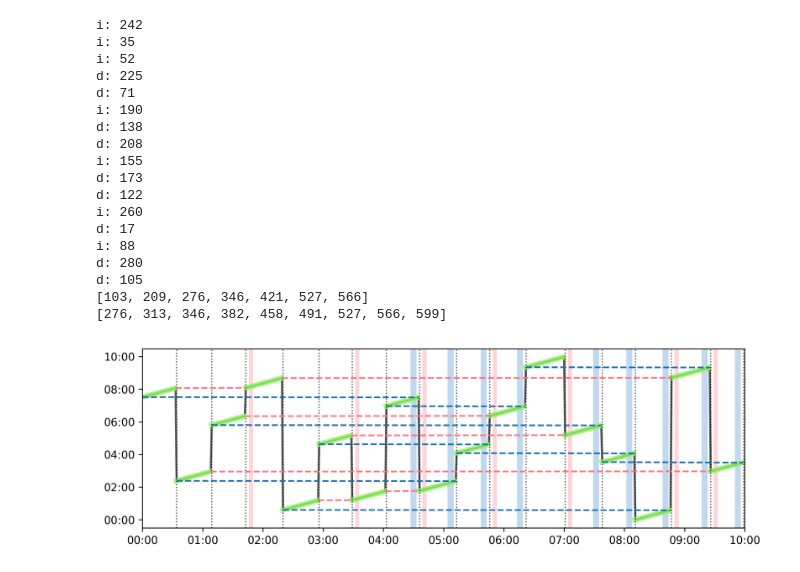
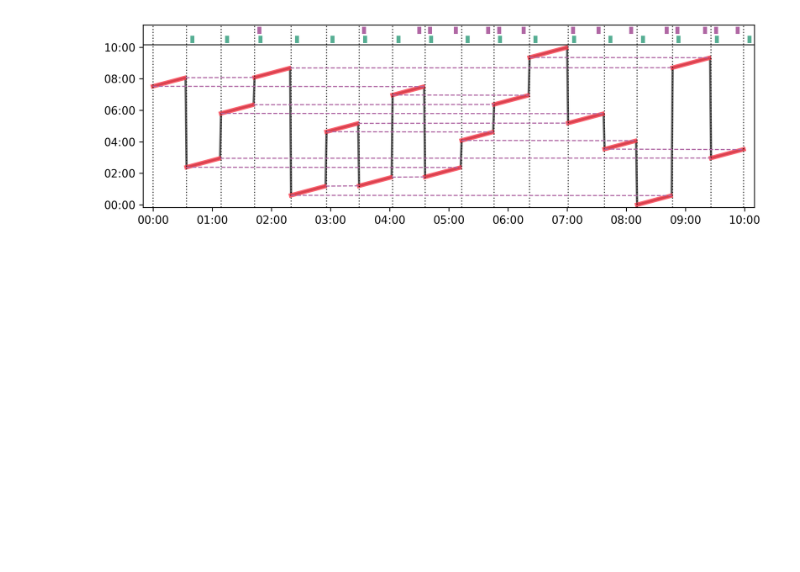
Before and after one commit to jwparks/NarrativePuzzle, a Jupyter notebook: Figure_S1.ipynb, the cells around one changed output. Cells and saved outputs as stored; diff of their text form; code cells hidden in the pictures; blank space fills up the shorter version.

```diff
--- a/Figure_S1.ipynb
+++ b/Figure_S1.ipynb
@@ -1,8 +1,7 @@
 # %%
+# Supplementary Figure S1 A
+
 import numpy as np
-from scipy.stats import rankdata, ttest_rel, ttest_1samp
-from scipy.stats import zscore
-
 from matplotlib import pyplot as plt
 
 plt.style.use('default')
@@ -53,81 +52,52 @@ for i in range(1, len(map_i2s)):
         pass
     else:
         end = i-1
-        plt.plot(np.arange(start, i-1), map_i2s[start:i-1], lw=5, c='#94F667', linestyle='-', alpha=0.8)
+        plt.plot(np.arange(start, i-1), map_i2s[start:i-1], lw=4, c='#fa3c4c', linestyle='-', alpha=0.8)
         start = i
-plt.plot(np.arange(start, 600), map_i2s[start:], lw=5, c='#94F667', linestyle='-', alpha=0.8)
+plt.plot(np.arange(start, 600), map_i2s[start:], lw=4, c='#fa3c4c', linestyle='-', alpha=0.8)
 scene_change = np.array([0, 34,  69,  103, 140, 176, 209, 243, 276,
                          313, 346, 382, 421, 458, 491, 527, 566, 599])
 for s in scene_change:
     plt.axvline(s, c='k',lw=1, alpha=0.8, linestyle=':')
-    #plt.text(s, 10, str(s), va='center', ha='center', fontsize=8)
 
+offset = 0.0
 prev_endtimes = []
 prev_statimes = [map_i2s[0]]
-forward_boundaries = []
-backward_boundaries = []
 for t in range(1, 600):
+    if t in scene_change:
+        plt.axvspan(t+4,  t+8, ymin=0.90+offset, ymax=0.94+offset,  facecolor='#56AE93', alpha=1.0, edgecolor=None, zorder=0)
+
     if map_i2s[t] - map_i2s[t-1] != 1:
         prev_endtimes.append(map_i2s[t-1])
         prev_statimes.append(map_i2s[t])
         if map_i2s[t]-1 in prev_endtimes:
             link = np.where(np.isin(prev_endtimes, map_i2s[t]-1))[0][0]
-            #print('Forward: ', map_s2i[prev_endtimes[link]],  t)
-            forward_boundaries.append(t)
-            plt.plot([map_s2i[prev_endtimes[link]],  t], [prev_endtimes[link], map_i2s[t]], c='#ff7583', lw=1.5, linestyle='--')
-            plt.axvspan(t+3,  t+7,  facecolor='#ff7583', alpha=0.3, edgecolor=None)
-            print("i:", int(np.mean([prev_endtimes[link], map_i2s[t]])/2))
+            plt.plot([map_s2i[prev_endtimes[link]],  t], [prev_endtimes[link], map_i2s[t]], c='#B067A4', lw=1, linestyle='--')
+            plt.axvspan(t+3,  t+7, ymin=0.95+offset, ymax=0.99+offset,  facecolor='#B067A4', alpha=1.0, edgecolor=None, zorder=0)
 
         if map_i2s[t-1]+1 in prev_statimes:
             link = np.where(np.isin(prev_statimes, map_i2s[t-1]+1))[0][0]
-            #print('Backward: ', map_s2i[prev_statimes[link]],  t-1)
-            backward_boundaries.append(t)
-            plt.plot([map_s2i[prev_statimes[link]],  t-1], [prev_statimes[link], map_i2s[t-1]], c='#1E6FAF', lw=1.5, linestyle='--')
-            print("d:", int(np.mean([prev_statimes[link], map_i2s[t-1]])/2))
-            plt.axvspan(t-9,  t-3,  facecolor='#3084c9', alpha=0.3, edgecolor=None)
+            plt.plot([map_s2i[prev_statimes[link]],  t-1], [prev_statimes[link], map_i2s[t-1]], c='#B067A4', lw=1, linestyle='--')
+            plt.axvspan(t-8,  t-4, ymin=0.95+offset, ymax=0.99+offset,  facecolor='#B067A4', alpha=1.0, edgecolor=None, zorder=0)
 
     if t==599:
         if map_i2s[t]+1 in prev_statimes:
             link = np.where(np.isin(prev_statimes, map_i2s[t]+1))[0][0]
-            #print('Backward: ', map_s2i[prev_statimes[link]],  t-1)
-            backward_boundaries.append(t)
-            plt.plot([map_s2i[prev_statimes[link]],  t-1], [prev_statimes[link], map_i2s[t-1]], c='#1E6FAF', lw=1.5, linestyle='--')
-            plt.axvspan(t-9,  t-3,  facecolor='#3084c9', alpha=0.3, edgecolor=None)
-            print("d:", int(np.mean([prev_statimes[link], map_i2s[t-1]])/2))
-
-print(forward_boundaries)
-print(backward_boundaries)
-
+            plt.plot([map_s2i[prev_statimes[link]],  t-1], [prev_statimes[link], map_i2s[t-1]], c='#B067A4', lw=1, linestyle='--')
+            plt.axvspan(t-8,  t-4, ymin=0.95+offset, ymax=0.99+offset, facecolor='#B067A4', alpha=1.0, edgecolor=None, zorder=0)
 
 def get_timeformat(seconds):
     m, s = divmod(seconds, 60)
     string = f'{m:02d}:{s:02d}'
     return string
 
 plt.plot([0,0], [0,0], c='#3084c9', lw=1.5, linestyle='--', label='End-of-event')
 plt.plot([0,0], [0,0], c='#ff7583', lw=1.5, linestyle='--', label='Event-onset')
-# plt.legend()
-plt.xlim(0, 600)
+plt.xlim(-10, 610)
+plt.ylim(-10, 685)
+plt.axhline(610, c='k', lw=0.8)
 plt.xticks(np.arange(0,610,60),[get_timeformat(s) for s in np.arange(0,610,60)])
 plt.yticks(np.arange(0,610,120),[get_timeformat(s) for s in np.arange(0,610,120)])
 plt.show()
 # %% [output]
-i: 242
-i: 35
-i: 52
-d: 225
-d: 71
-i: 190
-d: 138
-d: 208
-i: 155
-d: 173
-d: 122
-i: 260
-d: 17
-i: 88
-d: 280
-d: 105
-[103, 209, 276, 346, 421, 527, 566]
-[276, 313, 346, 382, 458, 491, 527, 566, 599]
-[figure, old version]
+[figure, new version]
```
Also changed, not shown: parts of 3 cells of this notebook, 32 other files.
